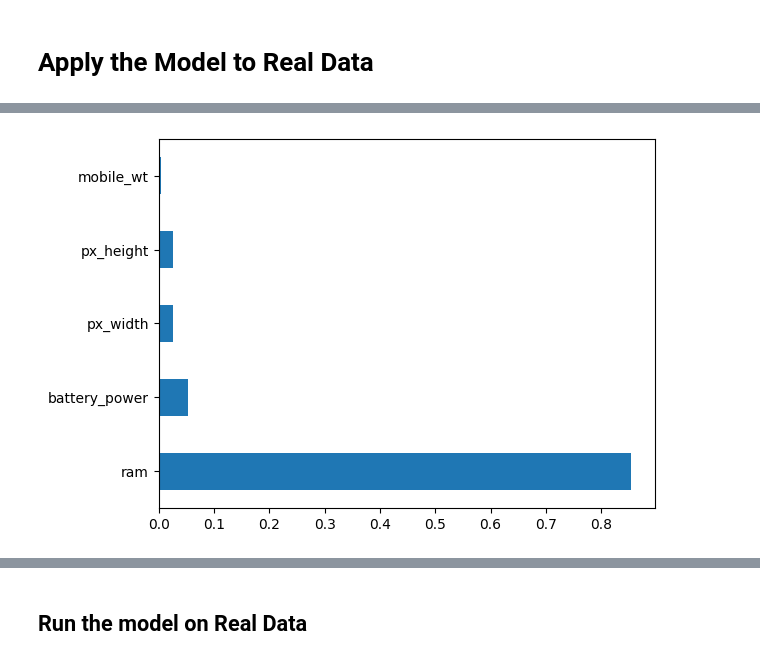
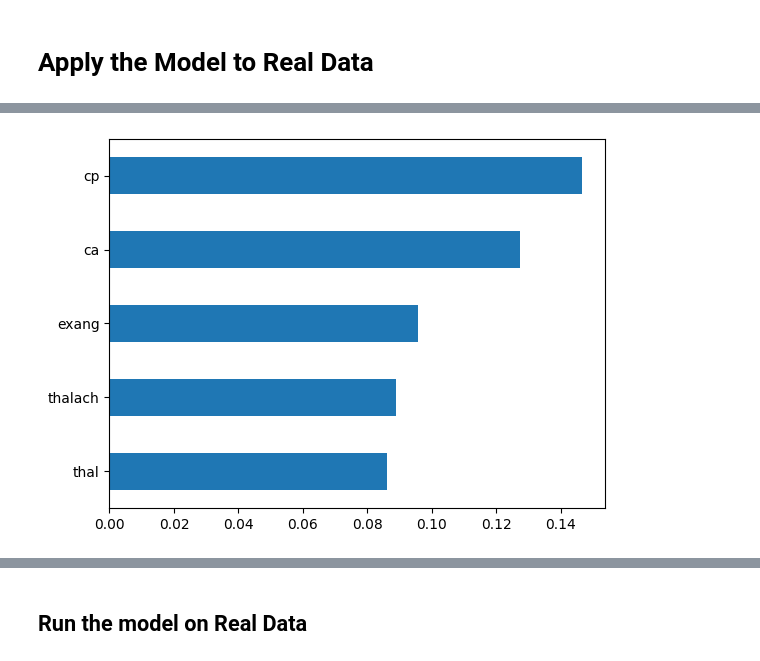
Before and after one commit to iamharkirat/STP-540, a Jupyter notebook: STP540_Single_Layer_Neural_Network_2.ipynb, the cells around one changed output, grey strips where cells are left out. Drawn from its saved outputs; the diff is of its cells as text; code cells hidden in the pictures.

```diff
--- a/STP540_Single_Layer_Neural_Network_2.ipynb
+++ b/STP540_Single_Layer_Neural_Network_2.ipynb
@@ -143,6 +101,6 @@ Best accuracy:  0.9100000000000001
 # %% [markdown]
 # Apply the Model to Real Data
 # %%
-df=pd.read_csv('train.csv')
+df=pd.read_csv('heart.csv')
 df.head()
 # %% [output]
@@ -163,11 +141,13 @@ print(X.shape, y.shape)
+# %%
+X=df.iloc[:,:-1]
+y=df.iloc[:,-1]
 # %%
-# feature importance
-from sklearn.ensemble import ExtraTreesRegressor
-model=ExtraTreesRegressor()
+# fetaure importance
+from sklearn.ensemble import ExtraTreesClassifier
+model=ExtraTreesClassifier()
 model.fit(X,y)
 
-# plot graph of feature imoprtance for better visualization
 feature_importance=pd.Series(model.feature_importances_, index=X.columns)
-feature_importance.nlargest(5).plot(kind='barh');
+feature_importance.nlargest(5).plot(kind='barh').invert_yaxis();
 # %% [output]
-[figure, old version]
+[figure, new version]
```
Also changed, not shown: parts of 13 cells of this notebook.
